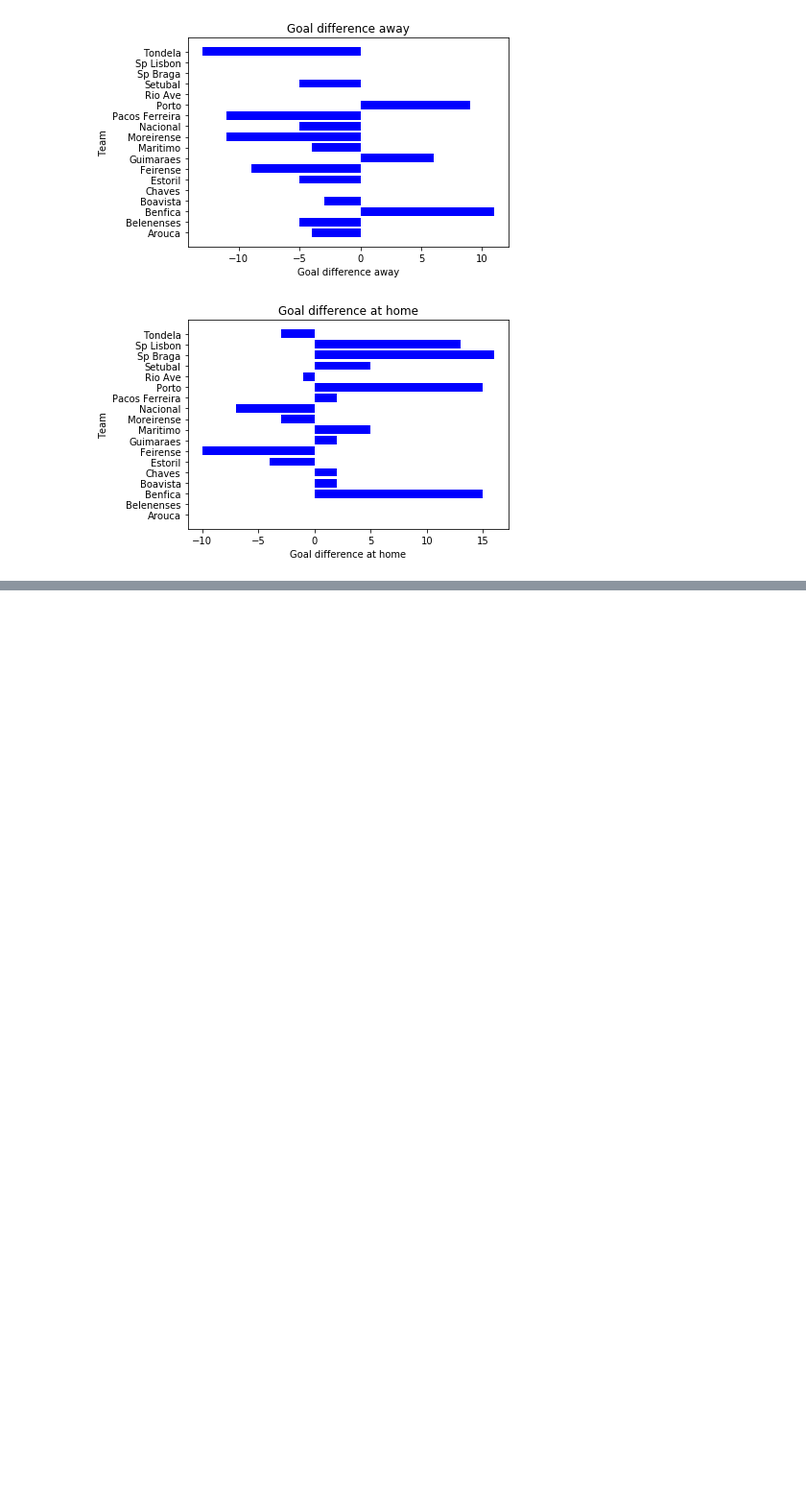
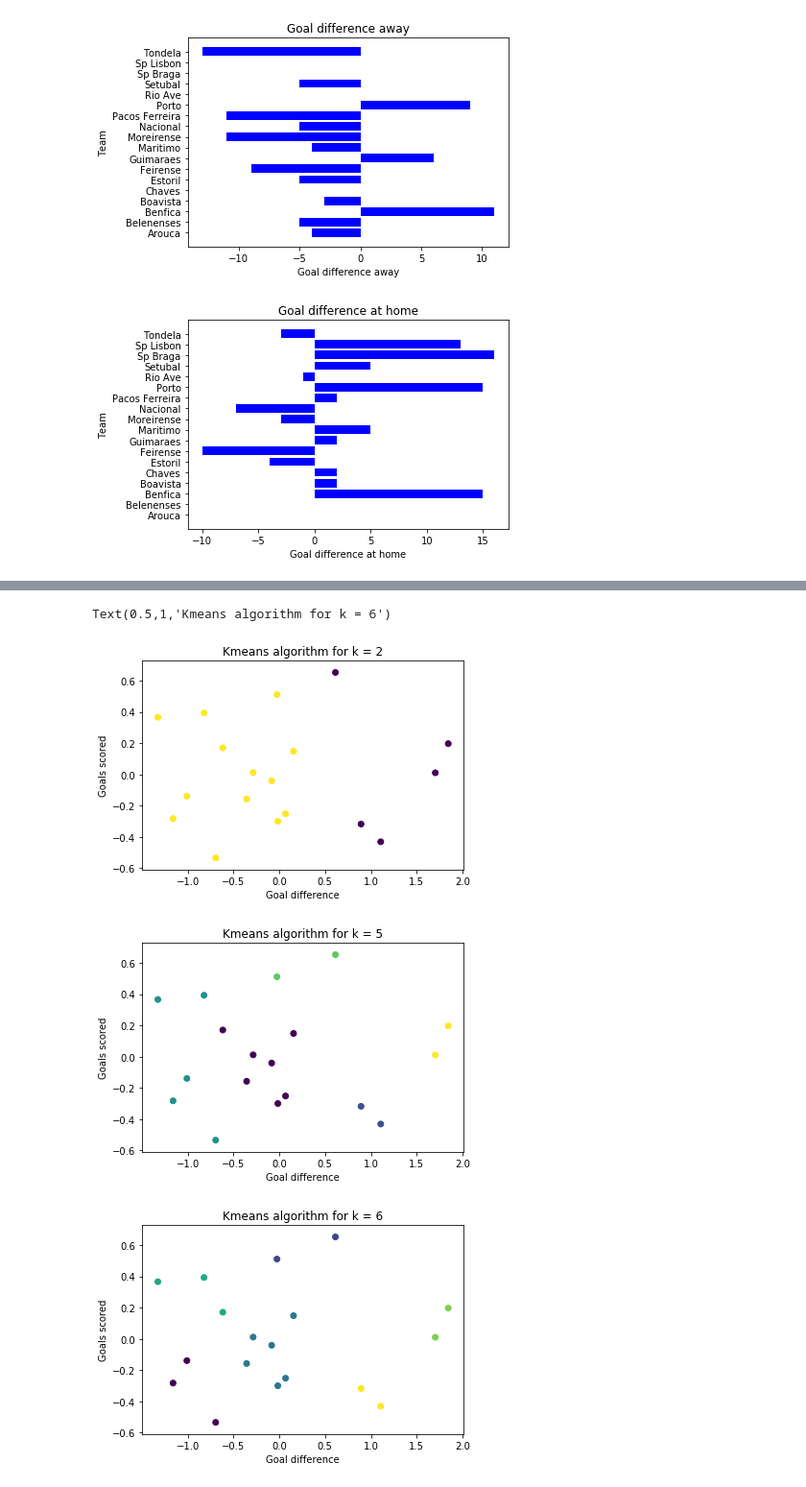
Before and after one commit to DCalhas/football_prediction_model, a Jupyter notebook: processing.ipynb, the cells around one changed output, grey strips where cells are left out. Shown: that part at 96% size. Drawn from its saved outputs; the diff is of its cells as text; code cells hidden in the pictures; blank space fills up the shorter version.

```diff
--- a/processing.ipynb
+++ b/processing.ipynb
@@ -161,0 +188,11 @@ plt.show()
+# %%
+from sklearn.decomposition import PCA, KernelPCA
+
+pca = PCA(n_components=0.99) #number of components to explain 99% of the data
+features_pca = pca.fit_transform(features)
+print(features_pca)
+"""
+kernel_pca = KernelPCA(n_components=0.99, kernel='rbf')
+features_kernel_pca = kernel_pca.fit(features)
+print(features_kernel_pca)
+"""
@@ -161,0 +221,12 @@ plt.show()
+# %%
+from sklearn.cluster import KMeans
+
+kmeans = []
+kmeans_predictions = []
+for k in range(0, 9):
+    kmeans += [KMeans(n_clusters=k+2, random_state=170)]
+
+    kmeans[k].fit(features_pca)
+
+    kmeans_predictions += [kmeans[k].predict(features_pca)]
+    print("Score of k =", k+2, " is: ", kmeans[k].score(features_pca))
@@ -161,0 +259,23 @@ plt.show()
+# %%
+plt.figure()
+plt.scatter(features_pca[:, 0], features_pca[:, 1], c=kmeans_predictions[0])
+plt.xlabel("Goal difference")
+plt.ylabel("Goals scored")
+plt.title("Kmeans algorithm for k = 2")
+
+plt.figure()
+plt.scatter(features_pca[:, 0], features_pca[:, 1], c=kmeans_predictions[3])
+plt.xlabel("Goal difference")
+plt.ylabel("Goals scored")
+plt.title("Kmeans algorithm for k = 5")
+
+plt.figure()
+plt.scatter(features_pca[:, 0], features_pca[:, 1], c=kmeans_predictions[4])
+plt.xlabel("Goal difference")
+plt.ylabel("Goals scored")
+plt.title("Kmeans algorithm for k = 6")
+# %% [output]
+Text(0.5,1,'Kmeans algorithm for k = 6')
+[figure, added]
+[figure, added]
+[figure, added]
```
Also changed, not shown: parts of 13 cells of this notebook.
